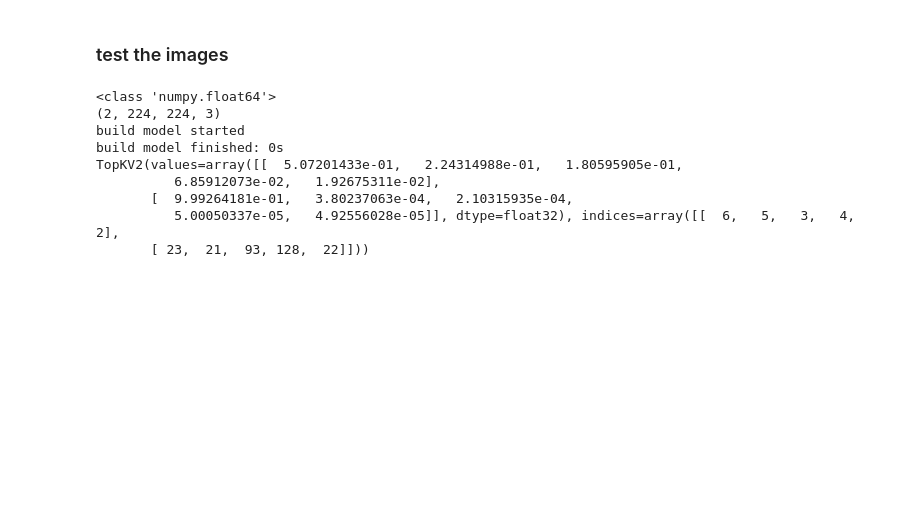
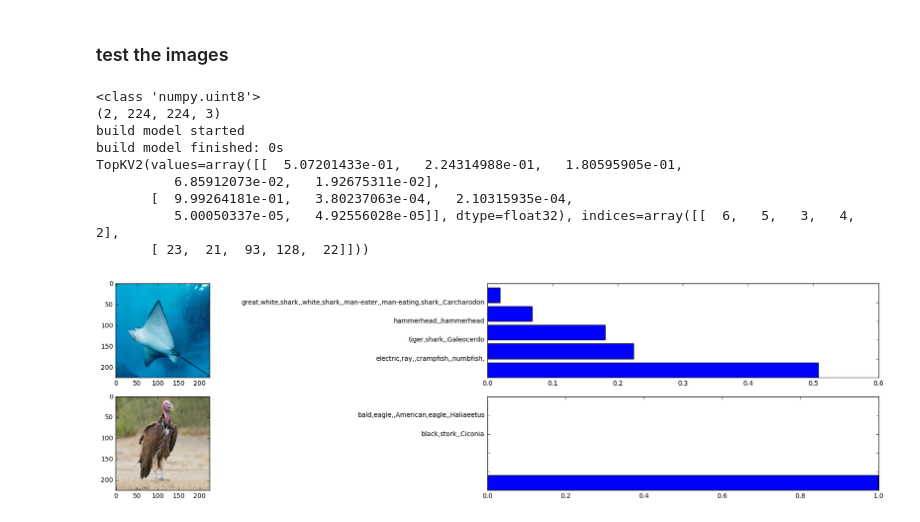
Before and after one commit to bobondemon/Visualization-of-VGG19-Output-Layer, a Jupyter notebook: VGG-19.ipynb, the cells around one changed output. Drawn from its saved outputs; the diff is of its cells as text; code cells hidden in the pictures; blank space fills up the shorter version.

Commit message:
add recognized object names on top5 figure

```diff
--- a/VGG-19.ipynb
+++ b/VGG-19.ipynb
@@ -24,9 +25,8 @@ VGG_MEAN = [103.939, 116.779, 123.68]
 def VGG19(rgb):
     start_time = time.time()
     print("build model started")
-    rgb_scaled = rgb * 255.0
     # Convert RGB to BGR
-    red, green, blue = tf.split(3, 3, rgb_scaled)
+    red, green, blue = tf.split(3, 3, rgb)
     assert red.get_shape().as_list()[1:] == [224, 224, 1]
     assert green.get_shape().as_list()[1:] == [224, 224, 1]
     assert blue.get_shape().as_list()[1:] == [224, 224, 1]
@@ -125,8 +125,8 @@ def get_fc_weight(name):
 # %%
 img1 = plt.imread("./test_data/crampfish.jpg")
 img2 = plt.imread("./test_data/vulture.jpg")
-batch1 = cv2.resize(img1, (224, 224), interpolation=cv2.INTER_AREA)/255.0
-batch2 = cv2.resize(img2, (224, 224), interpolation=cv2.INTER_AREA)/255.0
+batch1 = cv2.resize(img1, (224, 224), interpolation=cv2.INTER_AREA)
+batch2 = cv2.resize(img2, (224, 224), interpolation=cv2.INTER_AREA)
 batch1 = batch1.reshape((1, 224, 224, 3))
 batch2 = batch2.reshape((1, 224, 224, 3))
 print(type(batch1[0][0][0][1]))
@@ -142,7 +142,7 @@ with tf.Session() as sess:
     out = sess.run(tf.nn.top_k(probs,k=5), feed_dict={images: batch})
 print(out)
 # %% [output]
-<class 'numpy.float64'>
+<class 'numpy.uint8'>
 (2, 224, 224, 3)
 build model started
 build model finished: 0s
@@ -152,12 +152,15 @@ TopKV2(values=array([[  5.07201433e-01,   2.24314988e-01,   1.80595905e-01,
           5.00050337e-05,   4.92556028e-05]], dtype=float32), indices=array([[  6,   5,   3,   4,   2],
        [ 23,  21,  93, 128,  22]]))
 # %%
-plt.figure(figsize=(5,20))
+synset = np.array([l.strip() for l in open('synset.txt').readlines()])
+plt.figure(figsize=(20,5))
 for (i,top5_v,top5_idx) in zip(range(2),out[0],out[1]):
     plt.subplot(2,2,i*2+1)
     plt.imshow(batch[i])
     plt.subplot(2,2,(i+1)*2)
-    #sign_name = [name for name in df.loc[top5_idx].SignName]
+    obj_name = [",".join(name.split()[1:-1]) for name in synset[top5_idx]]
     plt.barh(range(1,6),top5_v)
-    #plt.yticks(range(1,6),sign_name)
+    plt.yticks(range(1,6),obj_name)
 plt.tight_layout()
+# %% [output]
+[figure, added]
```
Also changed, not shown: parts of 1 cell of this notebook.
